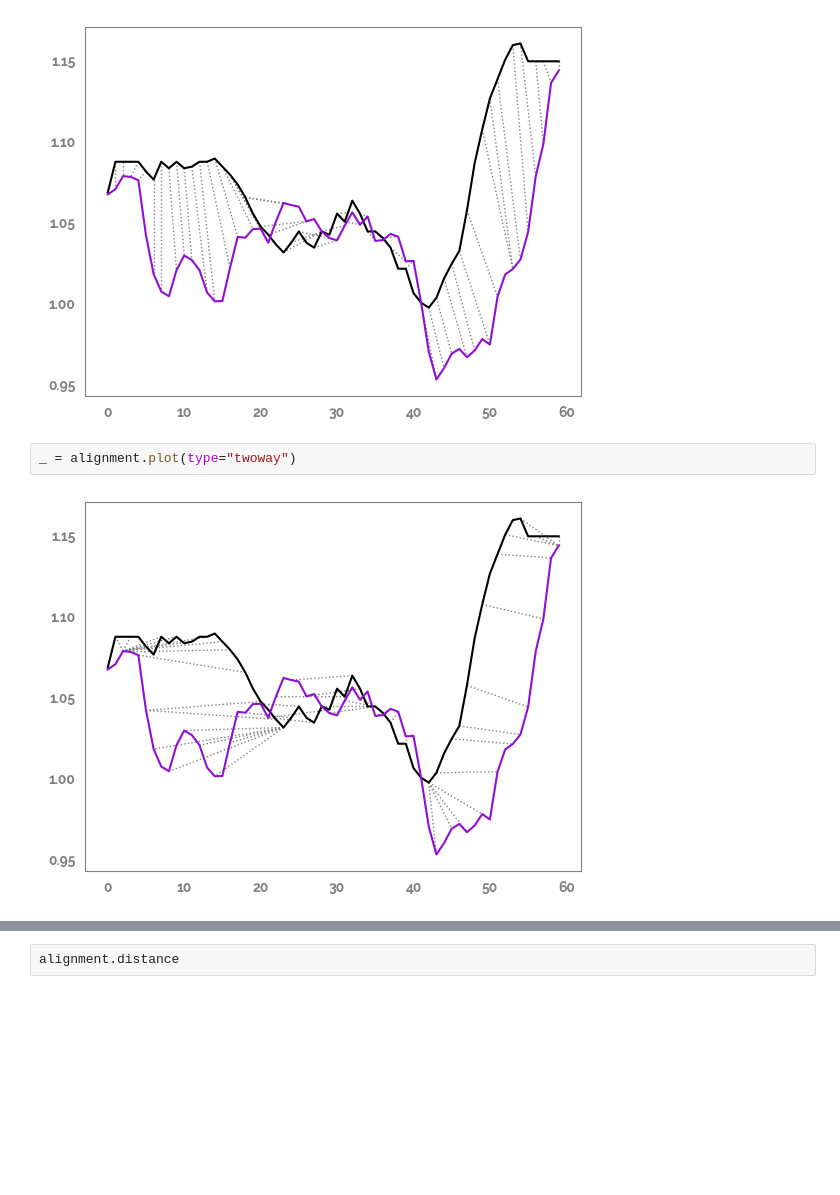
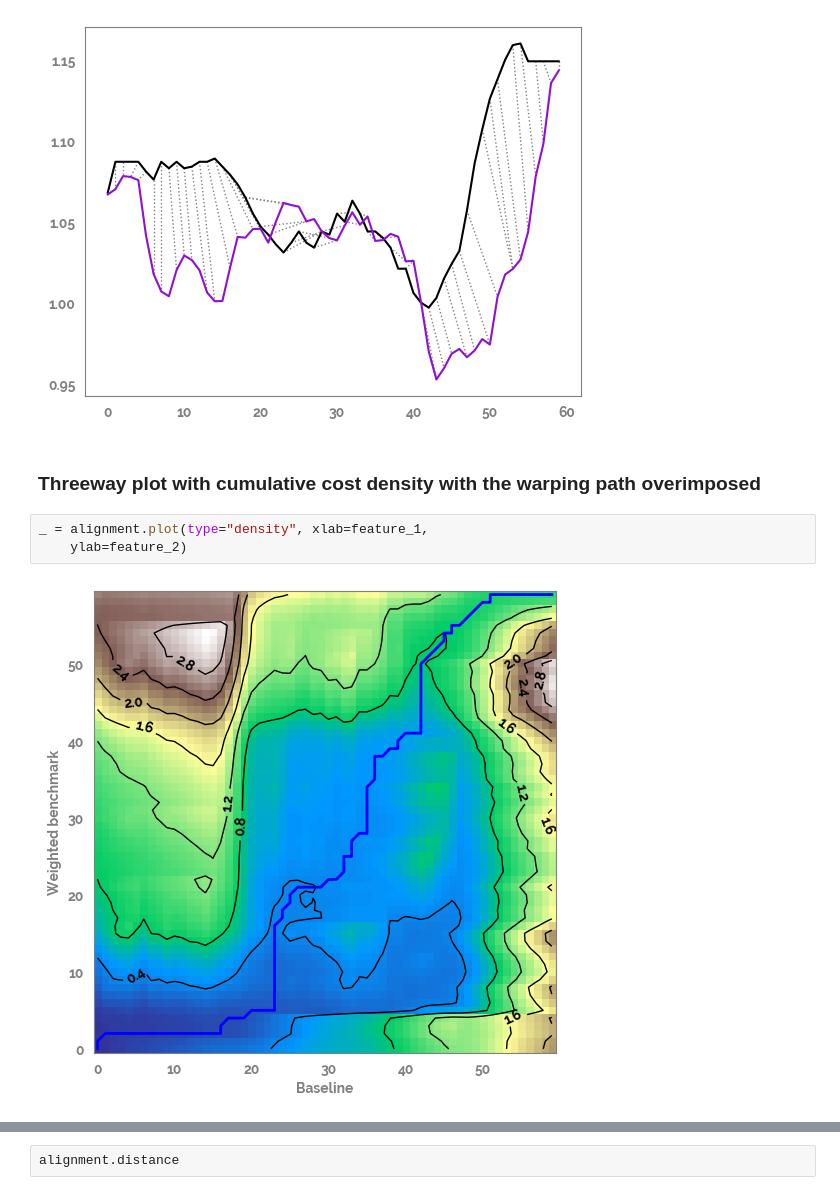
Before and after one commit to jameshtwose/mike_jms_collabs, a Jupyter notebook: pricing_EDA.ipynb, the cells around one changed output, grey strips where cells are left out. Cells and saved outputs as stored; diff of their text form; blank space fills up the shorter version.

Commit message:
adding markdown and some extra checks and plots

```diff
--- a/pricing_EDA.ipynb
+++ b/pricing_EDA.ipynb
@@ -164,8 +197,11 @@ _ = dtw(query, template, keep_internals=True,
     .plot(type="twoway",offset=0)
 # %% [output]
 [figure]
+# %% [markdown]
+### Threeway plot with cumulative cost density with the warping path overimposed
 # %%
-_ = alignment.plot(type="twoway")
+_ = alignment.plot(type="density", xlab=feature_1,
+    ylab=feature_2)
 # %% [output]
-[figure, old version]
+[figure, new version]
 # %%
```
Also changed, not shown: parts of 49 cells of this notebook.
